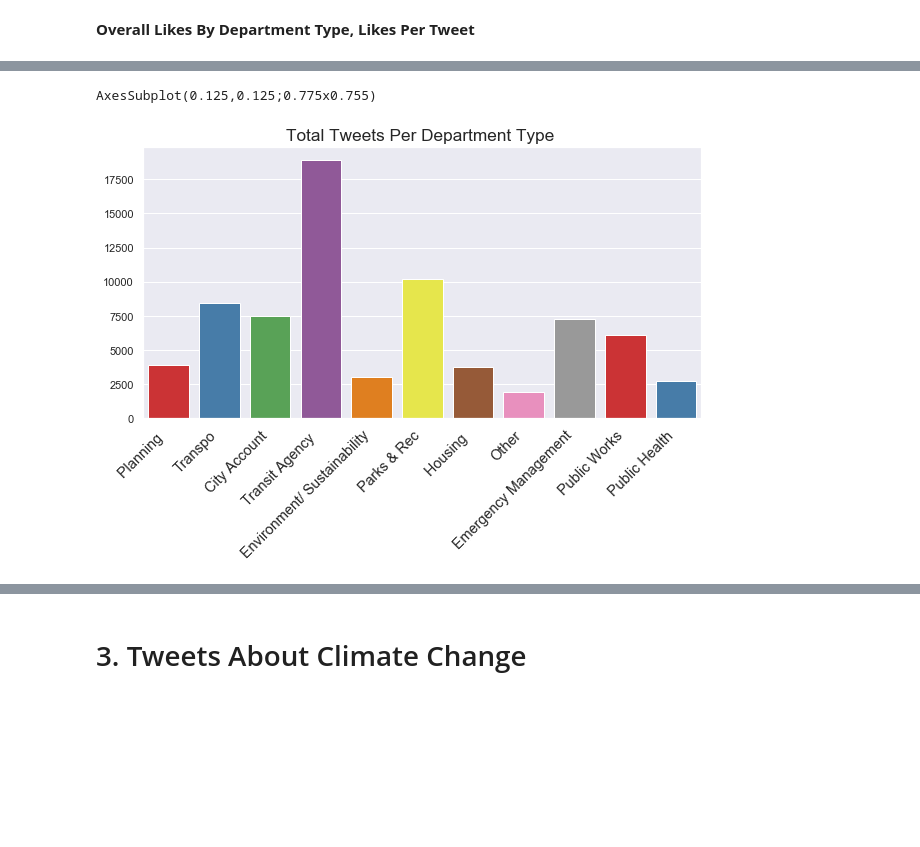
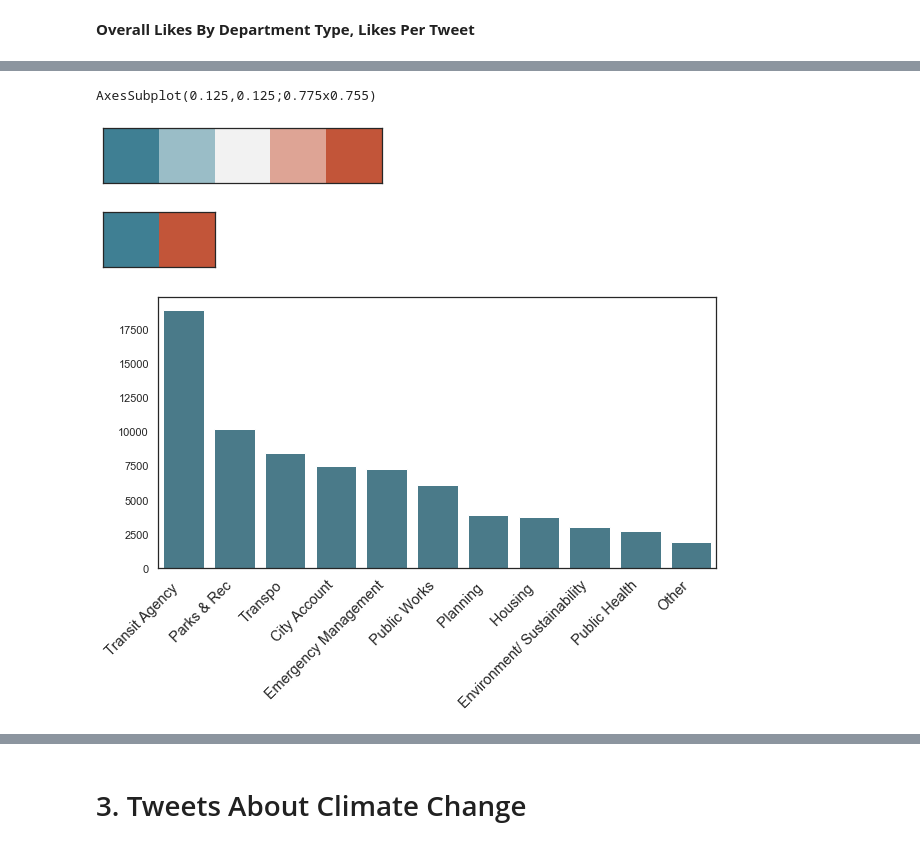
Before and after one commit to martapolo/tweeting_climate_change_cp255, a Jupyter notebook: Tyler Analysis-Copy1.ipynb, the cells around one changed output, grey strips where cells are left out. Drawn from its saved outputs; the diff is of its cells as text; code cells hidden in the pictures; blank space fills up the shorter version.

```diff
--- a/Tyler Analysis-Copy1.ipynb
+++ b/Tyler Analysis-Copy1.ipynb
@@ -16,6 +17,23 @@ import matplotlib.gridspec as gridspec
 # %% [markdown]
 **Stylistic Choices**
-# %%
-sns.set(style="darkgrid")
-
-# another option = sns.set(style="ticks")
+# %%
+sns.set(style="white")
+
+sns.palplot(sns.diverging_palette(220, 20, n=7))
+
+# another option = sns.set(style="ticks")
+
+#sns.set_palette("husl")
+
+pal = sns.diverging_palette(220, 20, n=7)
+color5= sns.diverging_palette(220, 20, n=5)
+color2= sns.diverging_palette(220, 20, n=2)
+color1= sns.diverging_palette(220, 20, n=1)
+color10= sns.diverging_palette(220, 20, n=10)
+palette="gist_ncar"
+#just change this everytime:
+palette=color1
+
+big = sns.color_palette("Paired")
+palette
+palette
@@ -126,24 +196,35 @@ Text(0, 0.5, '')
 # %%
 # Total Tweets per Department type
 
 #dpt = sns.countplot(data=df, hue="Department", x='Department')
 #dpt.set_title('Total Tweets Per Department Type ')
 #dpt.set_xticks([])
 #tt.set_xticklabels(labels, rotation=90)
 #dpt.legend(bbox_to_anchor=(1.05, 1), loc=2, borderaxespad=0.)
 #p rint(dpt)
+pal = sns.diverging_palette(220, 20, n=7)
+color5= sns.palplot(sns.diverging_palette(220, 20, n=5))
+color2= sns.palplot(sns.diverging_palette(220, 20, n=2))
+color1= sns.diverging_palette(220, 20, n=1)
+palette=color1
 
 plt.figure(figsize=(10,5))
-dpt2 = sns.countplot(data=df, x='Department', palette='Set1')
-dpt2.set_title('Total Tweets Per Department Type ', fontsize= 'x-large',)
+dpt2 = sns.countplot(data=df, x='Department', order = df['Department'].value_counts().index, palette=color1)
+dpt2.set_title('', fontsize= 'x-large',)
 dpt2.set_xticklabels(dpt2.get_xticklabels(), rotation=45, horizontalalignment='right', fontweight='light',
     fontsize='large')
 dpt2.set_xlabel('')
 dpt2.set_ylabel('')
+
+#dpt2.set_yticklabels(dpt2.get_yticklabels(), rotation=45, horizontalalignment='right', fontweight='light',fontsize='large')
+
+
 print(dpt2)
 # %% [output]
 AxesSubplot(0.125,0.125;0.775x0.755)
-[figure, old version]
+[figure, new version]
+[figure, added]
+[figure, added]
 # %%
 # Total Tweets by Cities that have and have not declared "Climate Emergency - by Department
 
```
Also changed, not shown: parts of 38 cells of this notebook, 3 other files.
